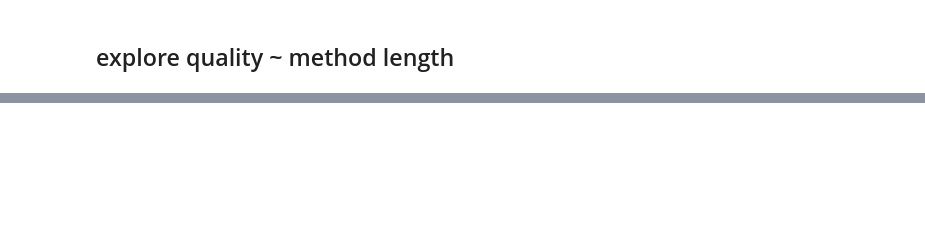
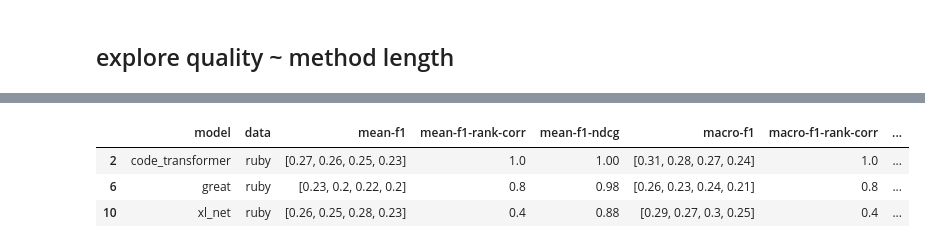
Before and after one commit to annie4ka99/code-transformer, a Jupyter notebook: notebooks/explore_quality_based_on_length.ipynb, the cells around one changed output, grey strips where cells are left out. Cells and saved outputs as stored; diff of their text form; code cells hidden in the pictures; blank space fills up the shorter version.

```diff
--- a/notebooks/explore_quality_based_on_length.ipynb
+++ b/notebooks/explore_quality_based_on_length.ipynb
@@ -233,0 +240,21 @@ summary[['model', 'data',
+# %%
+summary[['model', 'data',
+         'mean-f1','mean-f1-rank-corr', 'mean-f1-ndcg',
+         'macro-f1', 'macro-f1-rank-corr', 'macro-f1-ndcg',
+         'rougeL-f', 'rougeL-f-rank-corr', 'rougeL-f-ndcg',
+         'chrf','chrf-rank-corr', 'chrf-ndcg'
+
+#          'mean-precision', 'std-precision','mean-prec-rank-corr', 'mean-prec-ndcg',
+#          'mean-recall', 'std-recall', 'mean-rec-rank-corr', 'mean-rec-ndcg',
+#          'mean-f1', 'std-f1', 'mean-f1-rank-corr', 'mean-f1-ndcg',
+#          'macro-precision', 'macro-prec-rank-corr', 'macro-prec-ndcg',
+#          'macro-recall', 'macro-rec-rank-corr', 'macro-rec-ndcg',
+#          'macro-f1', 'macro-f1-rank-corr', 'macro-f1-ndcg',
+#          'rougeL-f', 'rougeL-f-rank-corr', 'rougeL-f-ndcg',
+#          'chrf', 'chrf-rank-corr', 'chrf-ndcg'
+        ]][summary.data == 'ruby']
+# %% [output]
+|  | model | data | mean-f1 | mean-f1-rank-corr | mean-f1-ndcg | macro-f1 | macro-f1-rank-corr | ... |
+| 2 | code_transformer | ruby | [0.27, 0.26, 0.25, 0.23] | 1.0 | 1.00 | [0.31, 0.28, 0.27, 0.24] | 1.0 | ... |
+| 6 | great | ruby | [0.23, 0.2, 0.22, 0.2] | 0.8 | 0.98 | [0.26, 0.23, 0.24, 0.21] | 0.8 | ... |
+| 10 | xl_net | ruby | [0.26, 0.25, 0.28, 0.23] | 0.4 | 0.88 | [0.29, 0.27, 0.3, 0.25] | 0.4 | ... |
```
Also changed, not shown: parts of 6 cells of this notebook, 1 other file.
